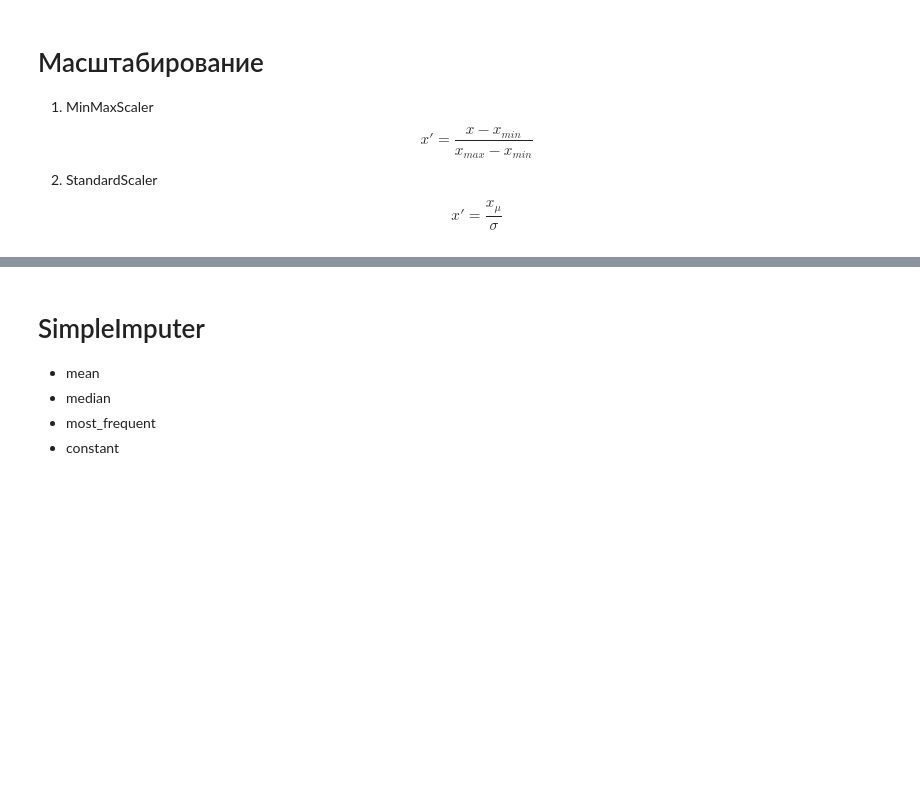
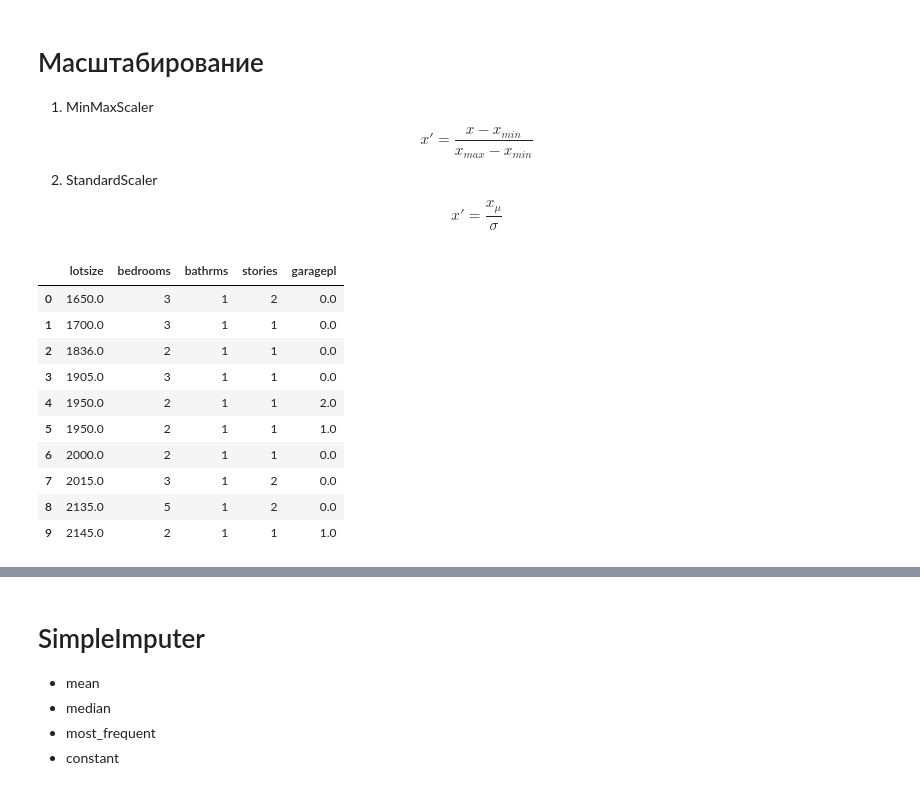
Before and after one commit to MammadovKamranIT/PythonAI, a Jupyter notebook: 4.ipynb, the cells around one changed output, grey strips where cells are left out. Cells and saved outputs as stored; diff of their text form; code cells hidden in the pictures; blank space fills up the shorter version.

```diff
--- a/4.ipynb
+++ b/4.ipynb
@@ -232,6 +264,20 @@ std_scaler = StandardScaler()
 
 num_demo_ms = pd.DataFrame(mms.fit_transform(num_demo), columns=numeric_cols)
 num_demo_std = pd.DataFrame(std_scaler.fit_transform(num_demo), columns=numeric_cols)
+# %%
+num_demo.head(10)
+# %% [output]
+|  | lotsize | bedrooms | bathrms | stories | garagepl |
+| 0 | 1650.0 | 3 | 1 | 2 | 0.0 |
+| 1 | 1700.0 | 3 | 1 | 1 | 0.0 |
+| 2 | 1836.0 | 2 | 1 | 1 | 0.0 |
+| 3 | 1905.0 | 3 | 1 | 1 | 0.0 |
+| 4 | 1950.0 | 2 | 1 | 1 | 2.0 |
+| 5 | 1950.0 | 2 | 1 | 1 | 1.0 |
+| 6 | 2000.0 | 2 | 1 | 1 | 0.0 |
+| 7 | 2015.0 | 3 | 1 | 2 | 0.0 |
+| 8 | 2135.0 | 5 | 1 | 2 | 0.0 |
+| 9 | 2145.0 | 2 | 1 | 1 | 1.0 |
 # %%
 num_demo_ms.head(10)
 # %% [output]
```
Also changed, not shown: parts of 18 cells of this notebook, 7 other files.
